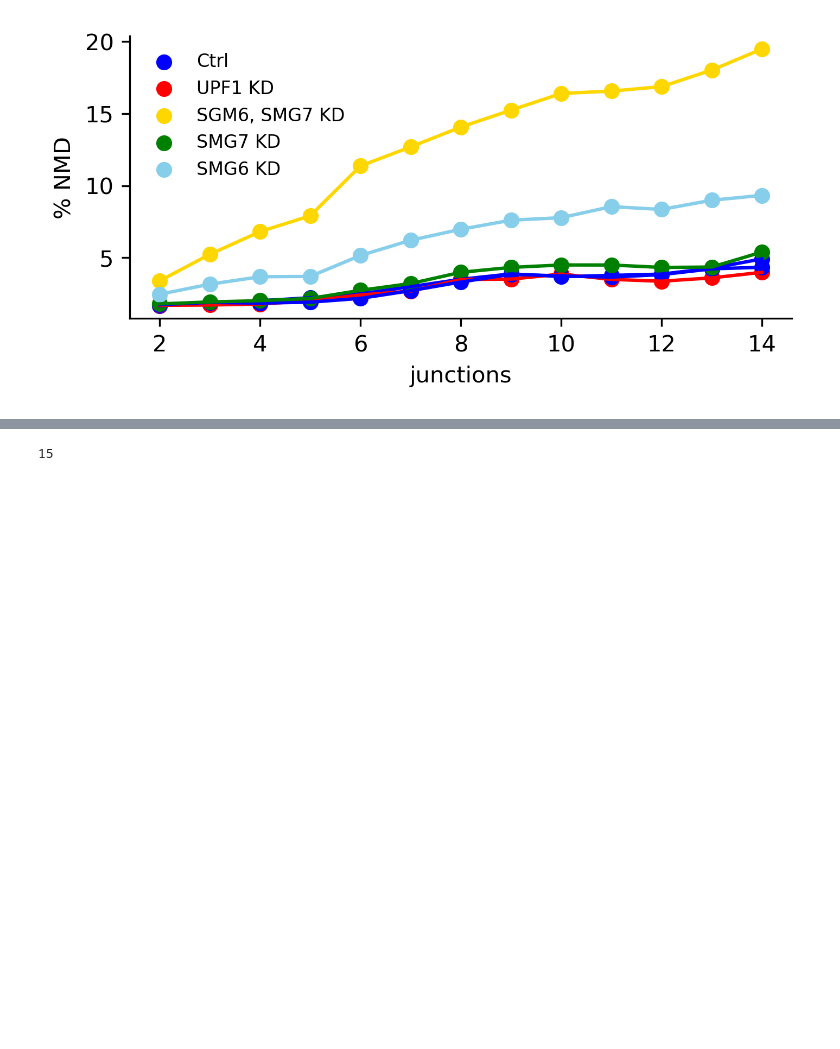
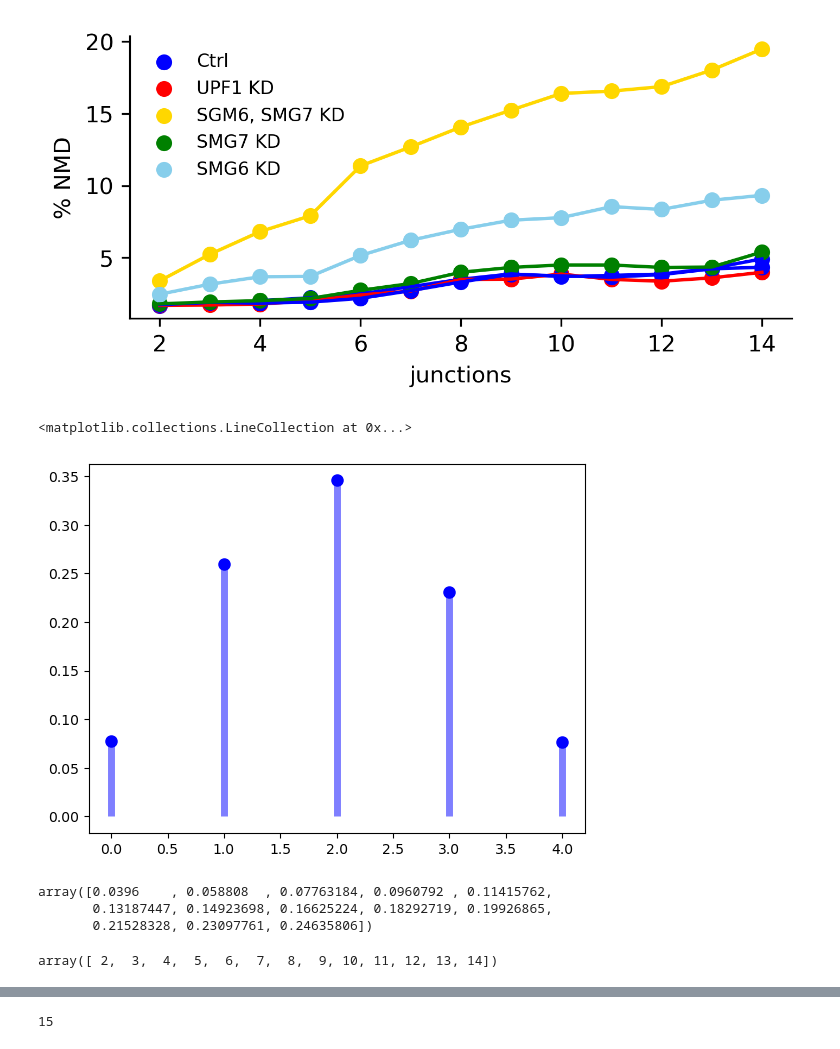
Before and after one commit to bfairkun/ChromatinSplicingQTLs, a Jupyter notebook: analysis/20230413_Fig1_long_reads.ipynb, the cells around one changed output, grey strips where cells are left out. Cells and saved outputs as stored; diff of their text form; code cells hidden in the pictures; blank space fills up the shorter version.

```diff
--- a/analysis/20230413_Fig1_long_reads.ipynb
+++ b/analysis/20230413_Fig1_long_reads.ipynb
@@ -448,0 +446,27 @@ chRNA5_junc, chRNA5_NMD_reads = wrap_junc(
+# %%
+import numpy as np
+from scipy.stats import binom
+import matplotlib.pyplot as plt
+fig, ax = plt.subplots(1, 1)
+
+n, p = 5, 0.4
+mean, var, skew, kurt = binom.stats(n, p, moments='mvsk')
+
+x = np.arange(binom.ppf(0.01, n, p),
+              binom.ppf(0.99, n, p))
+ax.plot(x, binom.pmf(x, n, p), 'bo', ms=8, label='binom pmf')
+ax.vlines(x, 0, binom.pmf(x, n, p), colors='b', lw=5, alpha=0.5)
+# %% [output]
+<matplotlib.collections.LineCollection at 0x...>
+[figure, added]
+# %%
+x = np.arange(2, 15)
+1-binom.pmf(0, x, 0.02)
+# %% [output]
+array([0.0396    , 0.058808  , 0.07763184, 0.0960792 , 0.11415762,
+       0.13187447, 0.14923698, 0.16625224, 0.18292719, 0.19926865,
+       0.21528328, 0.23097761, 0.24635806])
+# %%
+x = np.arange(2, 15)
+# %% [output]
+array([ 2,  3,  4,  5,  6,  7,  8,  9, 10, 11, 12, 13, 14])
```
Also changed, not shown: parts of 24 cells of this notebook, 7 other files.
